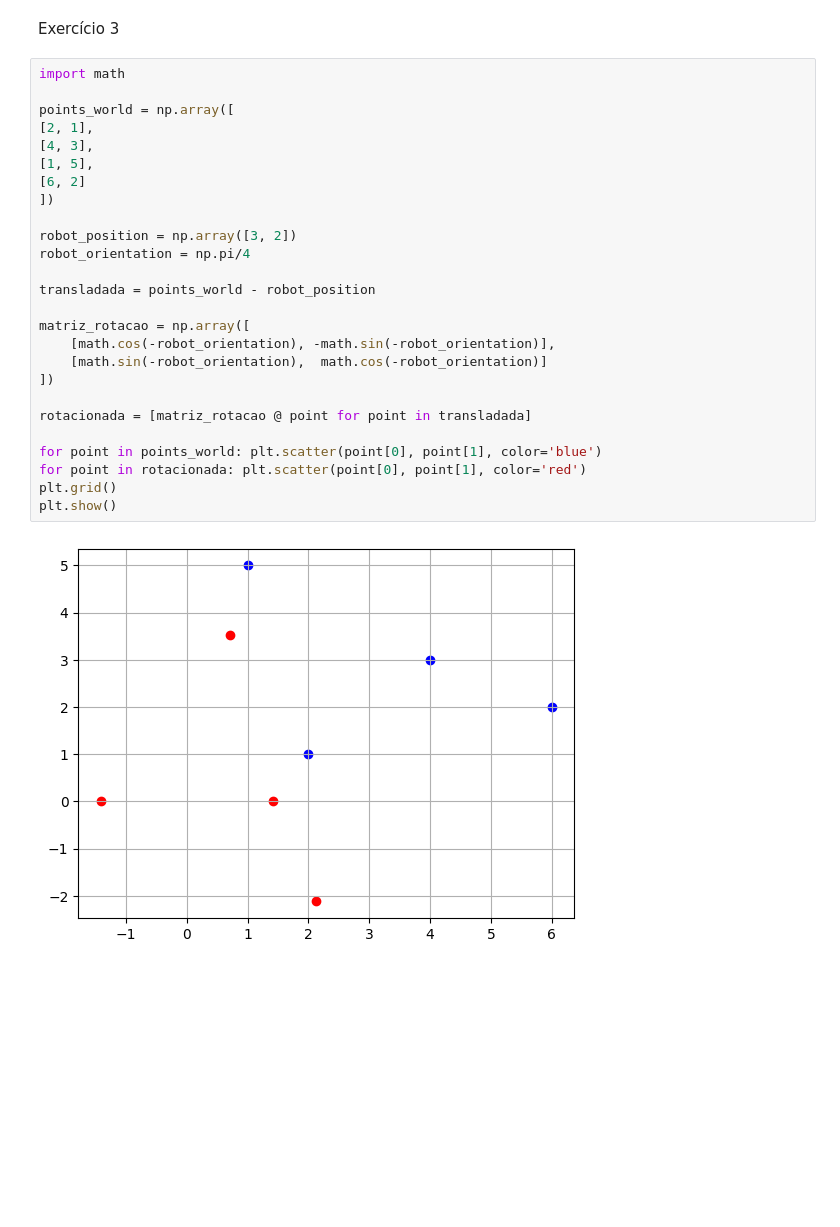
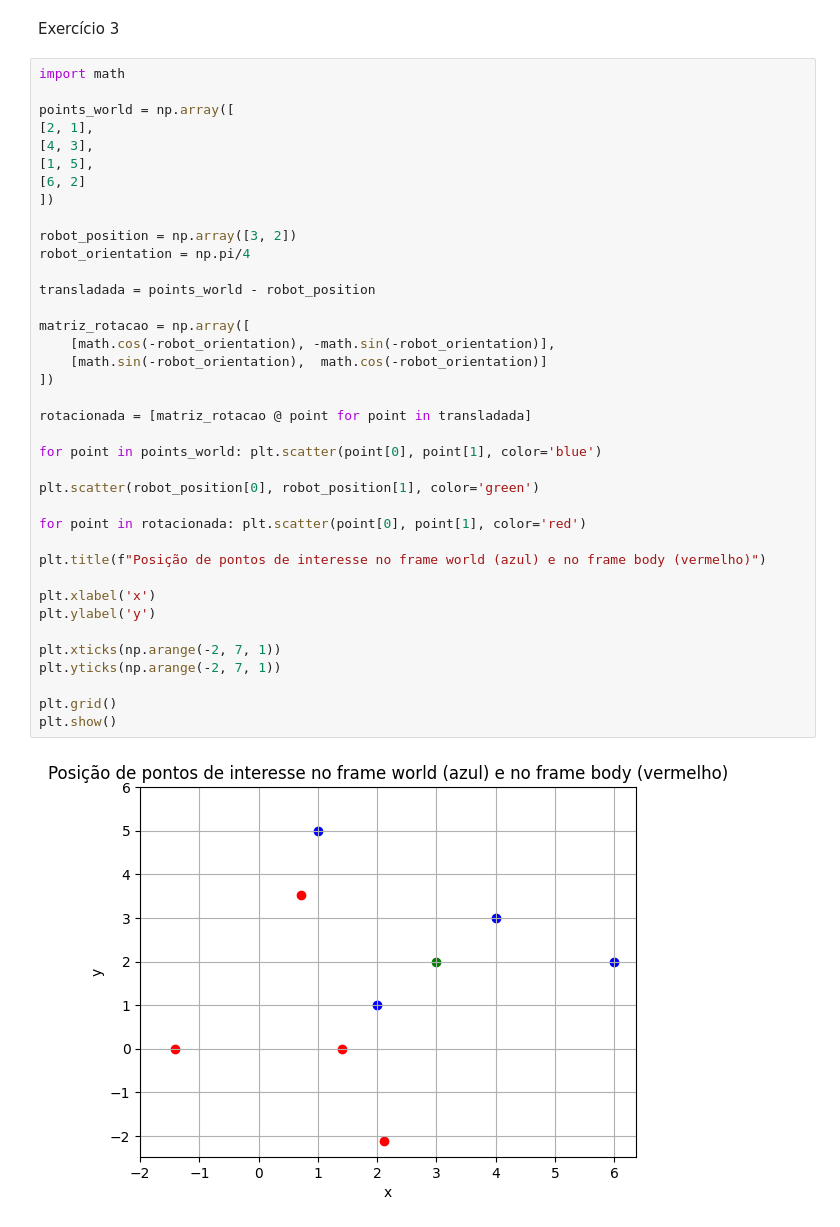
Before and after one commit to joaovareis/listas_sonho, a Jupyter notebook: python/lista-13/lista-13.ipynb, the cells around one changed output. Saved outputs shown, nothing was run; the diff lists cells and outputs as text; blank space fills up the shorter version.

```diff
--- a/python/lista-13/lista-13.ipynb
+++ b/python/lista-13/lista-13.ipynb
@@ -57,28 +57,40 @@ Exercício 3
 # %%
 import math
 
 points_world = np.array([
 [2, 1],
 [4, 3],
 [1, 5],
 [6, 2]
 ])
 
 robot_position = np.array([3, 2])
 robot_orientation = np.pi/4
 
 transladada = points_world - robot_position
 
 matriz_rotacao = np.array([
     [math.cos(-robot_orientation), -math.sin(-robot_orientation)],
     [math.sin(-robot_orientation),  math.cos(-robot_orientation)]
 ])
 
 rotacionada = [matriz_rotacao @ point for point in transladada]
 
 for point in points_world: plt.scatter(point[0], point[1], color='blue')
+
+plt.scatter(robot_position[0], robot_position[1], color='green')
+
 for point in rotacionada: plt.scatter(point[0], point[1], color='red')
+
+plt.title(f"Posição de pontos de interesse no frame world (azul) e no frame body (vermelho)")
+
+plt.xlabel('x')
+plt.ylabel('y')
+
+plt.xticks(np.arange(-2, 7, 1))
+plt.yticks(np.arange(-2, 7, 1))
+
 plt.grid()
 plt.show()
 # %% [output]
-[figure, old version]
+[figure, new version]
```
Also changed, not shown: parts of 2 cells of this notebook.
